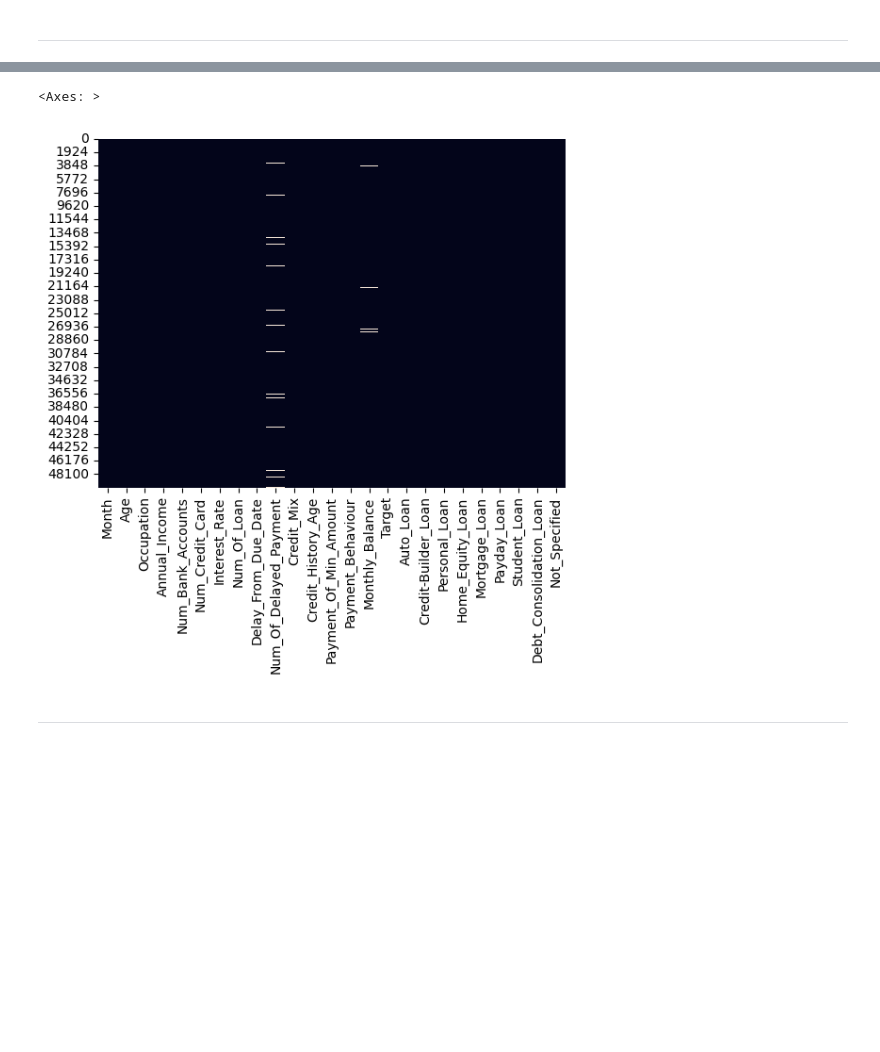
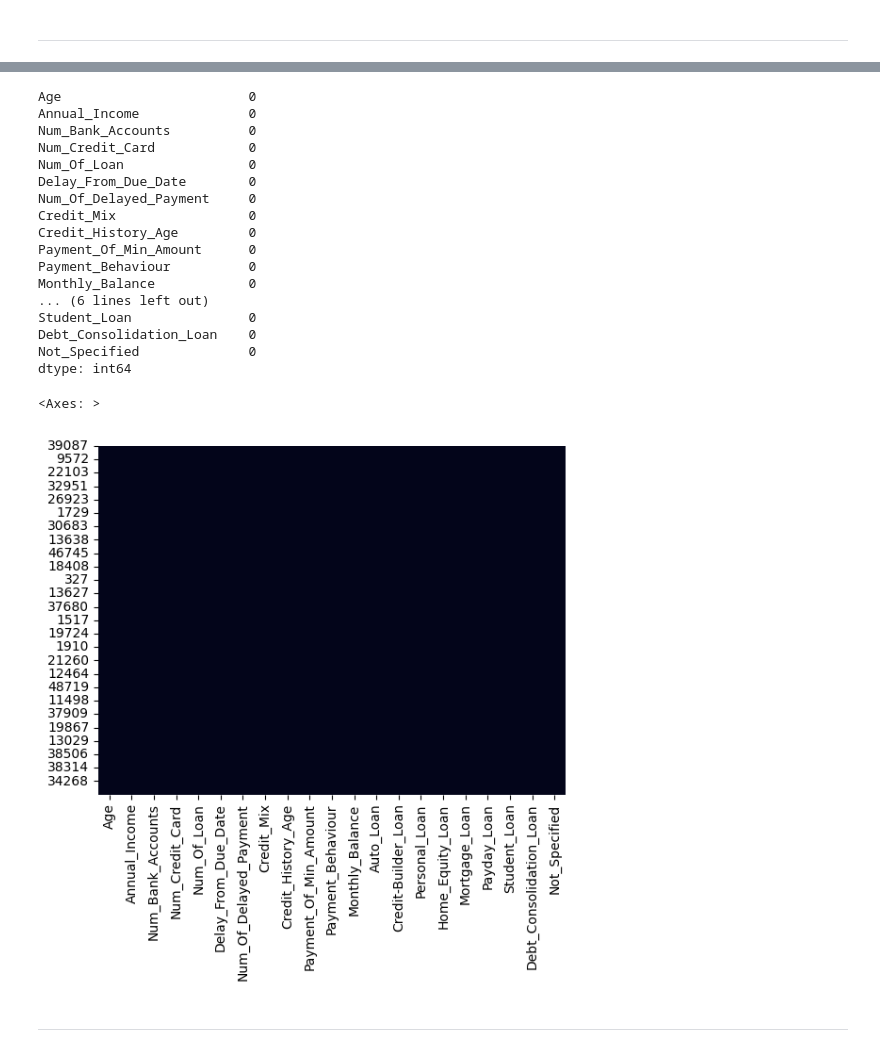
Before and after one commit to mau-JS/OracleML, a Jupyter notebook: CreditML.ipynb, the cells around one changed output, grey strips where cells are left out. Cells and saved outputs as stored; diff of their text form; code cells hidden in the pictures; blank space fills up the shorter version.

Commit message:
Upgraded data imputation

```diff
--- a/CreditML.ipynb
+++ b/CreditML.ipynb
@@ -310,5 +307,7 @@ def clean_column_name(col_name):
     cleaned_name = re.sub(r'\s+', '_', cleaned_name)
     return cleaned_name
 
-# Apply the function to each column name in the DataFrame
-df.columns = [clean_column_name(col) for col in df.columns]
+# Apply the function to each column name in the training
+X_train.columns = [clean_column_name(col) for col in X_train.columns]
+X_test.columns = [clean_column_name(col) for col in X_test.columns]
+X_train
@@ -357,0 +355,22 @@ df['Annual_Income'] = imputer.fit_transform(df['Annual_Income'].values.reshape(-
+# %%
+# Create separate imputers for 'Annual_Income' and 'Num_of_Delayed_Payment'
+imputer_income = SimpleImputer(strategy='median')
+imputer_payment = SimpleImputer(strategy='median')
+imputer_balance = SimpleImputer(strategy='median')
+# Fit and transform 'Annual_Income' in training set
+imputer_income.fit(X_train[['Annual_Income']])
+X_train['Annual_Income'] = imputer_income.transform(X_train[['Annual_Income']])
+X_test['Annual_Income'] = imputer_income.transform(X_test[['Annual_Income']])
+
+# Fit and transform 'Num_of_Delayed_Payment' in training set
+imputer_payment.fit(X_train[['Num_Of_Delayed_Payment']])
+X_train['Num_Of_Delayed_Payment'] = imputer_payment.transform(X_train[['Num_Of_Delayed_Payment']])
+X_test['Num_Of_Delayed_Payment'] = imputer_payment.transform(X_test[['Num_Of_Delayed_Payment']])
+
+imputer_balance.fit(X_train[['Monthly_Balance']])
+# Transform 'Monthly_Balance' column in the training set
+X_train['Monthly_Balance'] = imputer_balance.transform(X_train[['Monthly_Balance']])
+
+# Transform 'Monthly_Balance' column in the test set
+X_test['Monthly_Balance'] = imputer_balance.transform(X_test[['Monthly_Balance']])
+X_train
@@ -358,8 +390,26 @@ df['Annual_Income'] = imputer.fit_transform(df['Annual_Income'].values.reshape(-
 # %%
-sns.heatmap(df.isnull(), cbar=False)
+print(X_train.isnull().sum())
+sns.heatmap(X_train.isnull(), cbar=False)
 # %% [output]
-<Axes: >
+Age                        0
+Annual_Income              0
+Num_Bank_Accounts          0
+Num_Credit_Card            0
+Num_Of_Loan                0
+Delay_From_Due_Date        0
+Num_Of_Delayed_Payment     0
+Credit_Mix                 0
+Credit_History_Age         0
+Payment_Of_Min_Amount      0
+Payment_Behaviour          0
+Monthly_Balance            0
+... (6 lines left out)
+Student_Loan               0
+Debt_Consolidation_Loan    0
+Not_Specified              0
+dtype: int64
+<Axes: >
-[figure, old version]
+[figure, new version]
 # %% [markdown]
 ---
 # %% [markdown]
```
Also changed, not shown: parts of 26 cells of this notebook.
